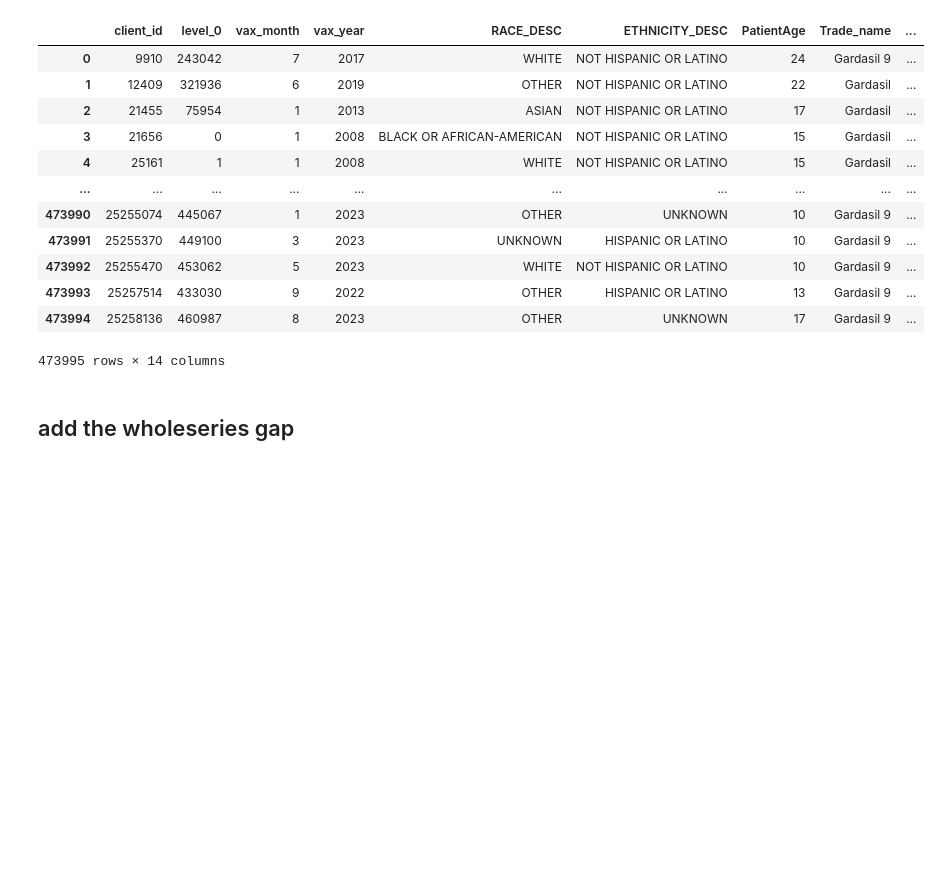
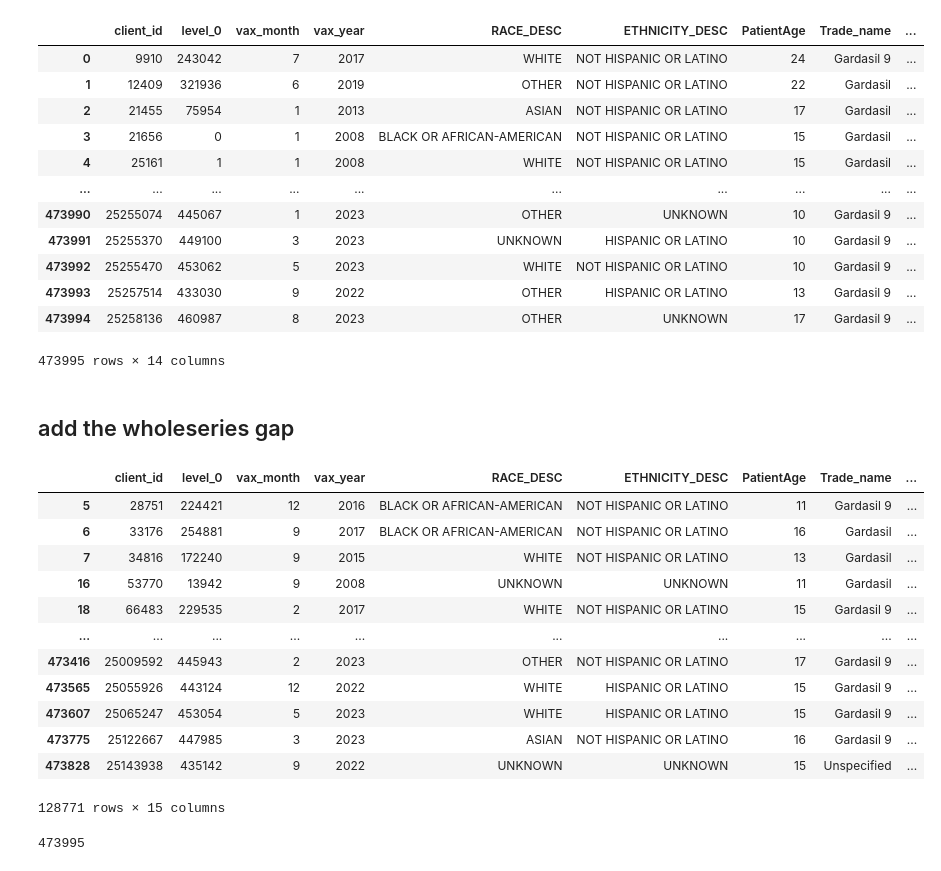
Before and after one commit to ZihanDing/EHR_project, a Jupyter notebook: HpvVaccine/Data_Merge.ipynb, the cells around one changed output. Drawn from its saved outputs; the diff is of its cells as text; code cells hidden in the pictures; blank space fills up the shorter version.

Commit message:
update the distinct patients table

```diff
--- a/HpvVaccine/Data_Merge.ipynb
+++ b/HpvVaccine/Data_Merge.ipynb
@@ -428,3 +428,32 @@ df_hpv_distinct
 473995 rows × 14 columns
 # %% [markdown]
 ## add the wholeseries gap
+# %%
+dose3w = calculate13Gaps(res[3],3)
+
+dosewhole = pd.concat([dose2,dose3w])
+# %%
+df_hpv_distinct.set_index('client_id',inplace = True)
+dosewhole.set_index('client_id',inplace = True)
+# %%
+df_hpv_distinct['wholeSeriesGap'] = dosewhole['gaps']
+# %%
+df_hpv_distinct[df_hpv_distinct['Doses'] == 3]
+# %% [output]
+|  | client_id | level_0 | vax_month | vax_year | RACE_DESC | ETHNICITY_DESC | PatientAge | Trade_name | ... |
+| 5 | 28751 | 224421 | 12 | 2016 | BLACK OR AFRICAN-AMERICAN | NOT HISPANIC OR LATINO | 11 | Gardasil 9 | ... |
+| 6 | 33176 | 254881 | 9 | 2017 | BLACK OR AFRICAN-AMERICAN | NOT HISPANIC OR LATINO | 16 | Gardasil | ... |
+| 7 | 34816 | 172240 | 9 | 2015 | WHITE | NOT HISPANIC OR LATINO | 13 | Gardasil | ... |
+| 16 | 53770 | 13942 | 9 | 2008 | UNKNOWN | UNKNOWN | 11 | Gardasil | ... |
+| 18 | 66483 | 229535 | 2 | 2017 | WHITE | NOT HISPANIC OR LATINO | 15 | Gardasil 9 | ... |
+| ... | ... | ... | ... | ... | ... | ... | ... | ... | ... |
+| 473416 | 25009592 | 445943 | 2 | 2023 | OTHER | NOT HISPANIC OR LATINO | 17 | Gardasil 9 | ... |
+| 473565 | 25055926 | 443124 | 12 | 2022 | WHITE | HISPANIC OR LATINO | 15 | Gardasil 9 | ... |
+| 473607 | 25065247 | 453054 | 5 | 2023 | WHITE | HISPANIC OR LATINO | 15 | Gardasil 9 | ... |
+| 473775 | 25122667 | 447985 | 3 | 2023 | ASIAN | NOT HISPANIC OR LATINO | 16 | Gardasil 9 | ... |
+| 473828 | 25143938 | 435142 | 9 | 2022 | UNKNOWN | UNKNOWN | 15 | Unspecified | ... |
+128771 rows × 15 columns
+# %%
+len(df_hpv_distinct)
+# %% [output]
+473995
```
Also changed, not shown: parts of 2 cells of this notebook, 2 other files.
